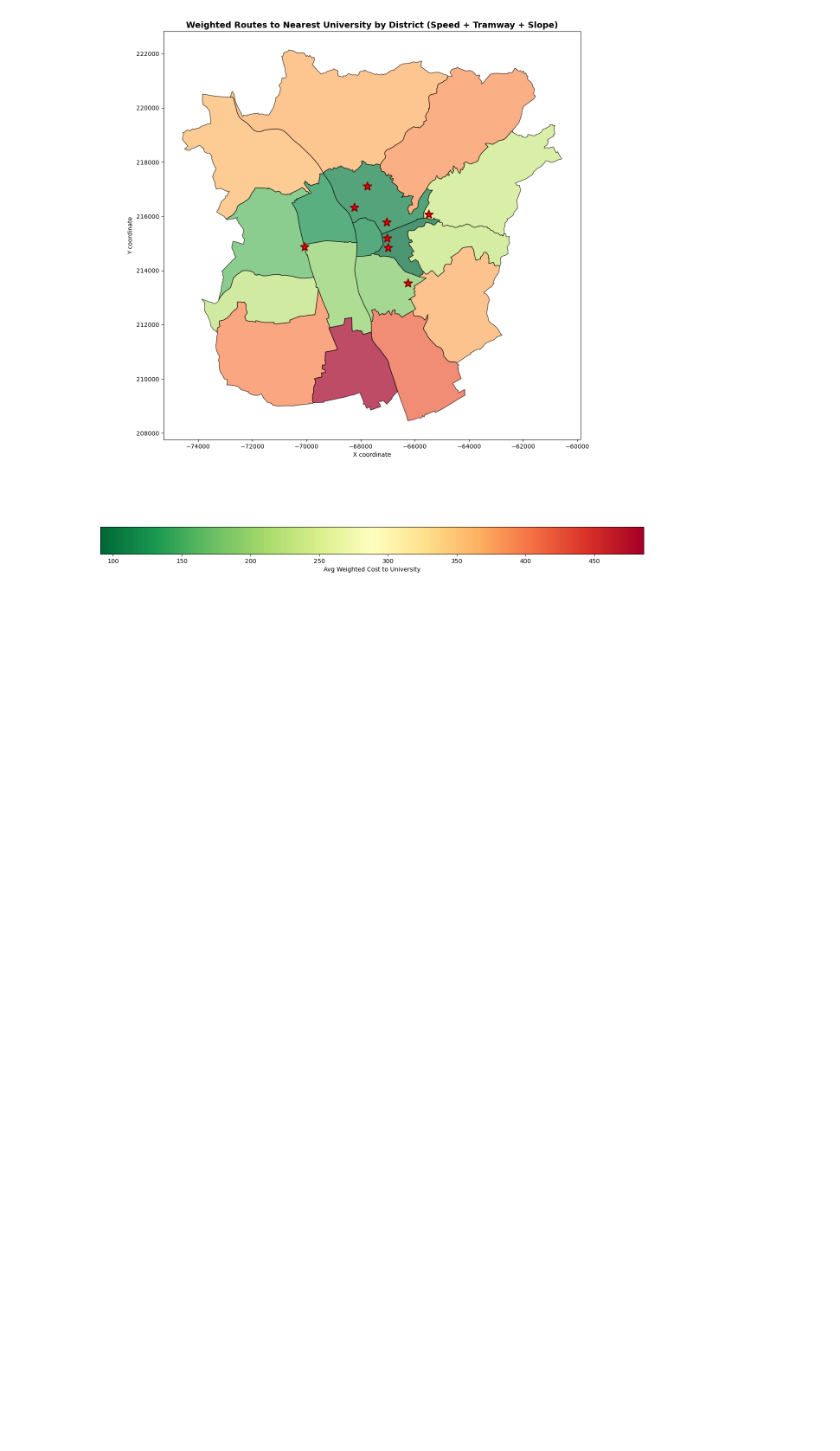
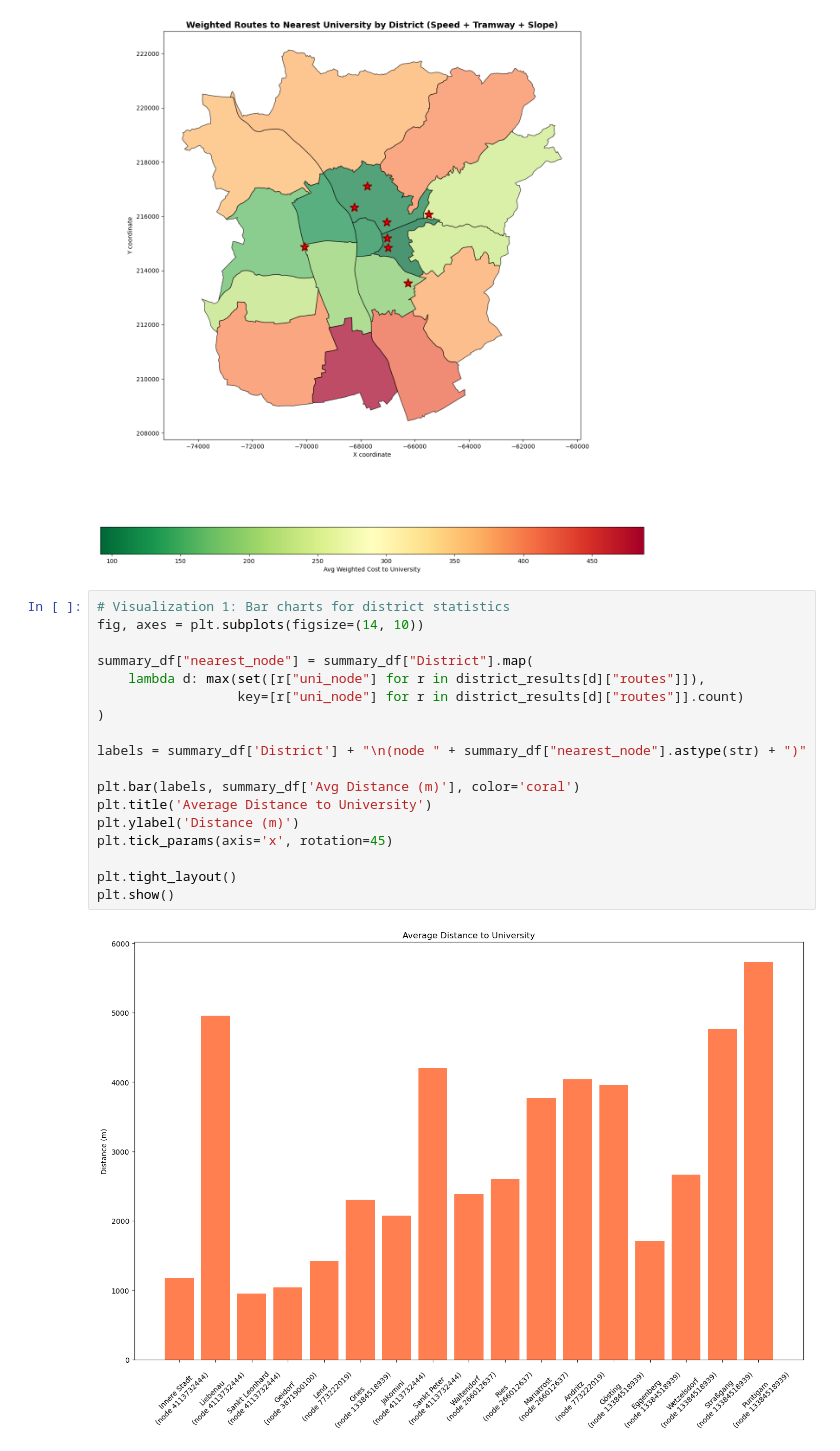
Before and after one commit to cryogen-tara/final-project-group1-cycling-network, a Jupyter notebook: notebooks/final-project-gr1.ipynb, the cells around one changed output. Saved outputs shown, nothing was run; the diff lists cells and outputs as text; blank space fills up the shorter version.

```diff
--- a/notebooks/final-project-gr1.ipynb
+++ b/notebooks/final-project-gr1.ipynb
@@ -1052,3 +1054,23 @@ plt.show()
 # %% [output]
 Creating weighted routing map visualization...
 [figure]
+# %%
+# Visualization 1: Bar charts for district statistics
+fig, axes = plt.subplots(figsize=(14, 10))
+
+summary_df["nearest_node"] = summary_df["District"].map(
+    lambda d: max(set([r["uni_node"] for r in district_results[d]["routes"]]),
+                  key=[r["uni_node"] for r in district_results[d]["routes"]].count)
+)
+
+labels = summary_df['District'] + "\n(node " + summary_df["nearest_node"].astype(str) + ")"
+
+plt.bar(labels, summary_df['Avg Distance (m)'], color='coral')
+plt.title('Average Distance to University')
+plt.ylabel('Distance (m)')
+plt.tick_params(axis='x', rotation=45)
+
+plt.tight_layout()
+plt.show()
+# %% [output]
+[figure, added]
```
Also changed, not shown: parts of 3 cells of this notebook.
